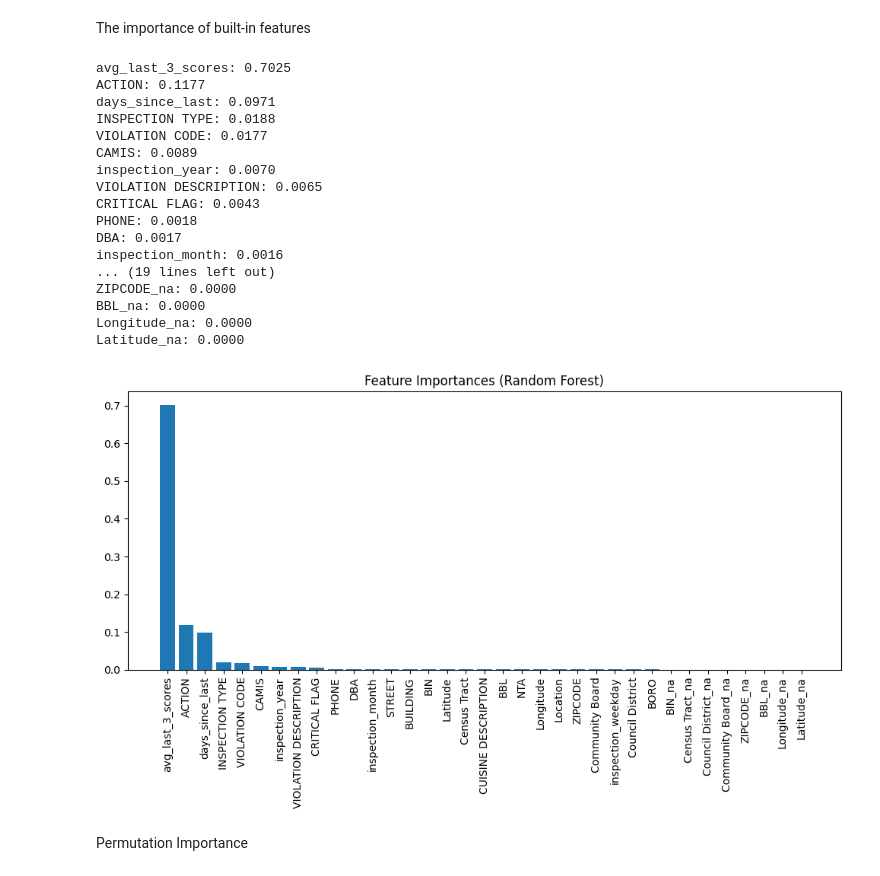
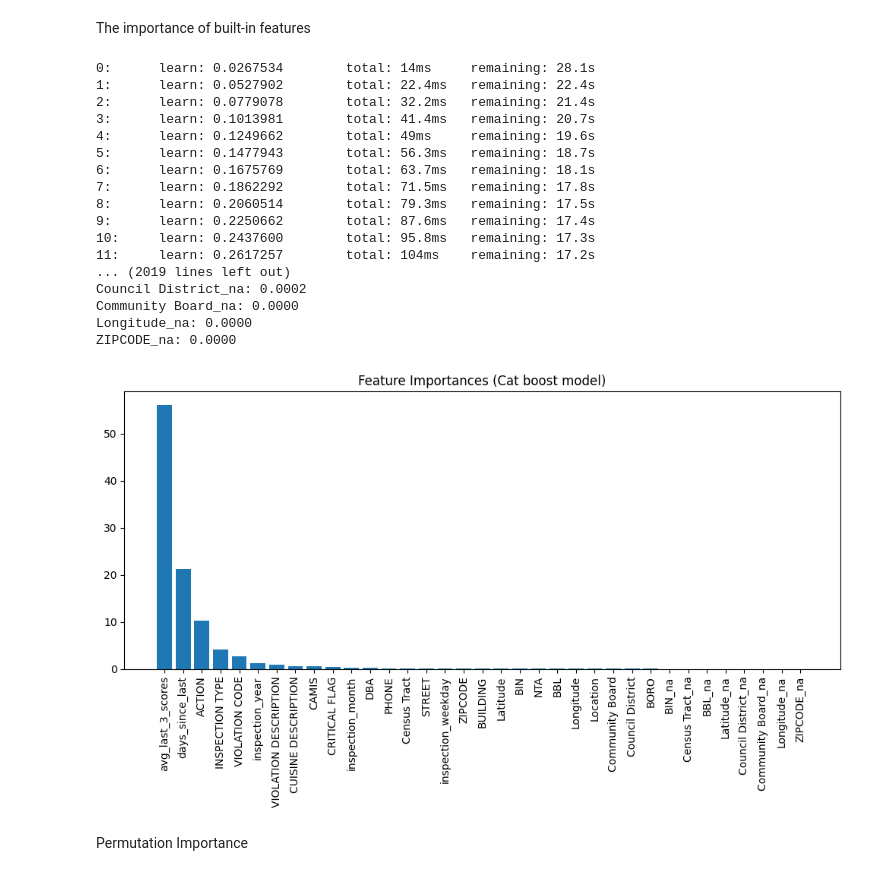
Before and after one commit to Mmmx09/Model-training---DOHMH-New-York-City-Restaurants-inspection-result, a Jupyter notebook: 3. Model training.ipynb, the cells around one changed output. Saved outputs shown, nothing was run; the diff lists cells and outputs as text; code cells hidden in the pictures.

Commit message:
change the best model

```diff
--- a/3. Model training.ipynb
+++ b/3. Model training.ipynb
@@ -681,40 +647,40 @@ plt.plot([
 # %% [markdown]
 The importance of built-in features
 # %%
-model_2.fit(X_train, y_train)
+model_cat_1.fit(X_train, y_train)
 
-importances = model_2.feature_importances_
+importances = model_cat_1.feature_importances_
 
 indices = np.argsort(importances)[::-1]
 
 for f in range(X_train.shape[1]):
     print(f"{X_train.columns[indices[f]]}: {importances[indices[f]]:.4f}")
 
 plt.figure(figsize=(10,6))
-plt.title("Feature Importances (Random Forest)")
+plt.title("Feature Importances (Cat boost model)")
 plt.bar(range(X_train.shape[1]), importances[indices], align='center')
 plt.xticks(range(X_train.shape[1]), X_train.columns[indices], rotation=90)
 plt.tight_layout()
 plt.show()
 # %% [output]
-avg_last_3_scores: 0.7025
-ACTION: 0.1177
-days_since_last: 0.0971
-INSPECTION TYPE: 0.0188
-VIOLATION CODE: 0.0177
-CAMIS: 0.0089
-inspection_year: 0.0070
-VIOLATION DESCRIPTION: 0.0065
-CRITICAL FLAG: 0.0043
-PHONE: 0.0018
-DBA: 0.0017
-inspection_month: 0.0016
-... (19 lines left out)
+0:      learn: 0.0267534        total: 14ms     remaining: 28.1s
+1:      learn: 0.0527902        total: 22.4ms   remaining: 22.4s
+2:      learn: 0.0779078        total: 32.2ms   remaining: 21.4s
+3:      learn: 0.1013981        total: 41.4ms   remaining: 20.7s
+4:      learn: 0.1249662        total: 49ms     remaining: 19.6s
+5:      learn: 0.1477943        total: 56.3ms   remaining: 18.7s
+6:      learn: 0.1675769        total: 63.7ms   remaining: 18.1s
+7:      learn: 0.1862292        total: 71.5ms   remaining: 17.8s
+8:      learn: 0.2060514        total: 79.3ms   remaining: 17.5s
+9:      learn: 0.2250662        total: 87.6ms   remaining: 17.4s
+10:     learn: 0.2437600        total: 95.8ms   remaining: 17.3s
+11:     learn: 0.2617257        total: 104ms    remaining: 17.2s
+... (2019 lines left out)
+Council District_na: 0.0002
+Community Board_na: 0.0000
+Longitude_na: 0.0000
 ZIPCODE_na: 0.0000
-BBL_na: 0.0000
-Longitude_na: 0.0000
-Latitude_na: 0.0000
-[figure, old version]
+[figure, new version]
 # %% [markdown]
 Permutation Importance
 # %%
```
Also changed, not shown: parts of 6 cells of this notebook.
